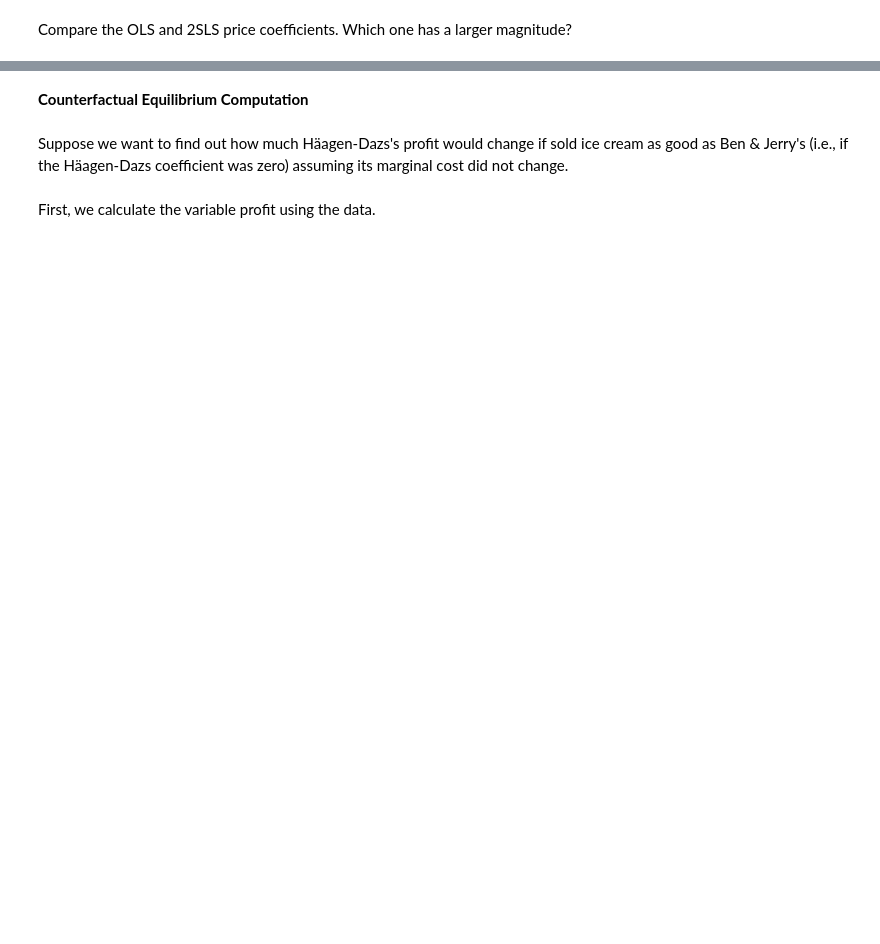
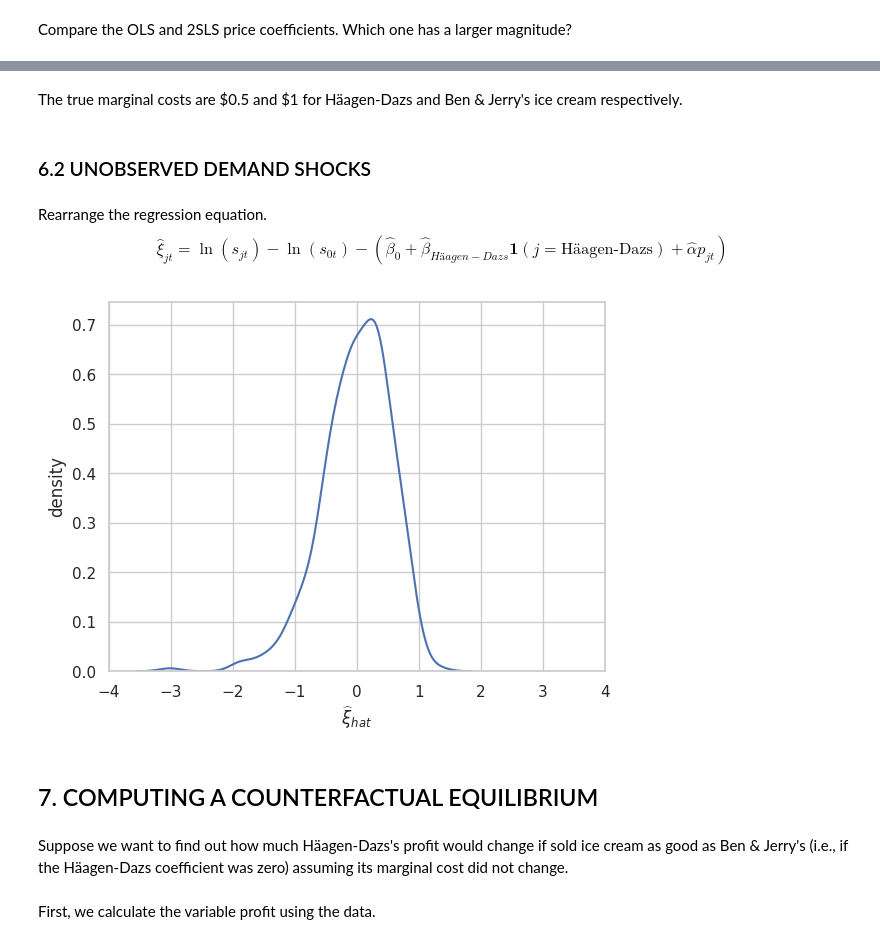
Before and after one commit to floriandendorfer/demand-estimation, a Jupyter notebook: code.ipynb, the cells around one changed output, grey strips where cells are left out. Cells and saved outputs as stored; diff of their text form; code cells hidden in the pictures; blank space fills up the shorter version.

```diff
--- a/code.ipynb
+++ b/code.ipynb
@@ -283 +306,3 @@ Based on our estimates, we can back out the marginal costs of Häagen-Dazs' and
+# %%
+data['c_hat'] = data['price'] + 1/(alpha*(1-data['s']))
 # %%
@@ -290,5 +314,22 @@ The cost of supplying one unit of Ben & Jerry's ice-cream is 1.03 $.
-# %% [markdown]
-**Counterfactual Equilibrium Computation**
+# %% [markdown]
+The true marginal costs are \$0.5 and \$1 for Häagen-Dazs and Ben & Jerry's ice cream respectively.
+# %% [markdown]
+### 6.2 UNOBSERVED DEMAND SHOCKS
+# %% [markdown]
+Rearrange the regression equation.
+$$ \widehat \xi_{jt} = \ln(s_{jt}) - \ln(s_{0t}) - (\widehat β_0+\widehat \beta_{Häagen-Dazs}\textbf{1}(j=\text{Häagen-Dazs})+\widehat \alpha p_{jt}) $$
+# %%
+data['xi_hat'] = Y - (const + beta*data['Häagen-Dazs'] + alpha*data['price'])
+# %%
+sns.kdeplot(data['xi_hat'])
+plt.xlabel(r'$\widehat \xi_{hat}$')
+plt.ylabel('density')
+plt.xlim(-4,+4)
+plt.show()
+# %% [output]
+[figure, added]
+# %% [markdown]
+## 7. COMPUTING A COUNTERFACTUAL EQUILIBRIUM
 # %% [markdown]
 Suppose we want to find out how much Häagen-Dazs's profit would change if sold ice cream as good as Ben \& Jerry's (i.e., if the Häagen-Dazs coefficient was zero) assuming its marginal cost did not change.
 # %% [markdown]
```
Also changed, not shown: parts of 23 cells of this notebook.
